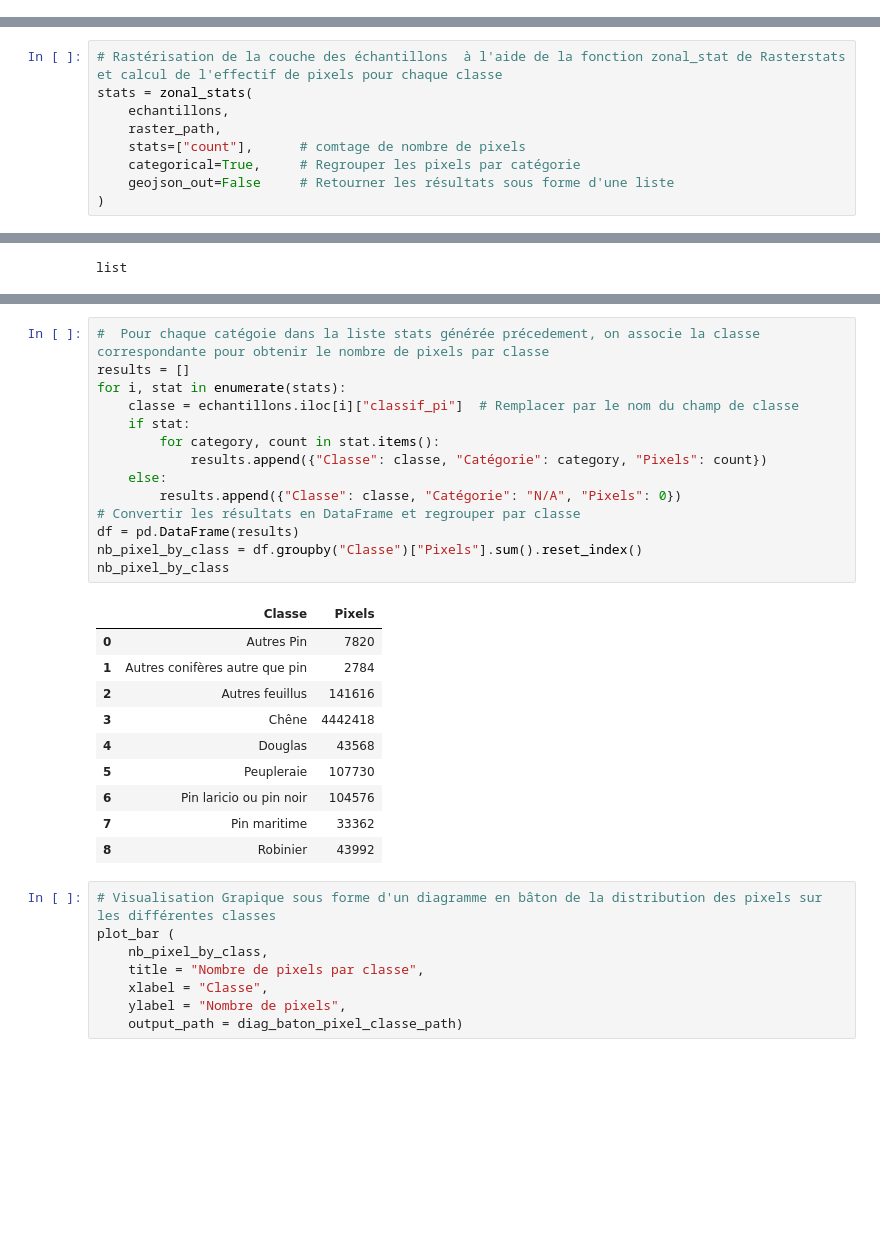
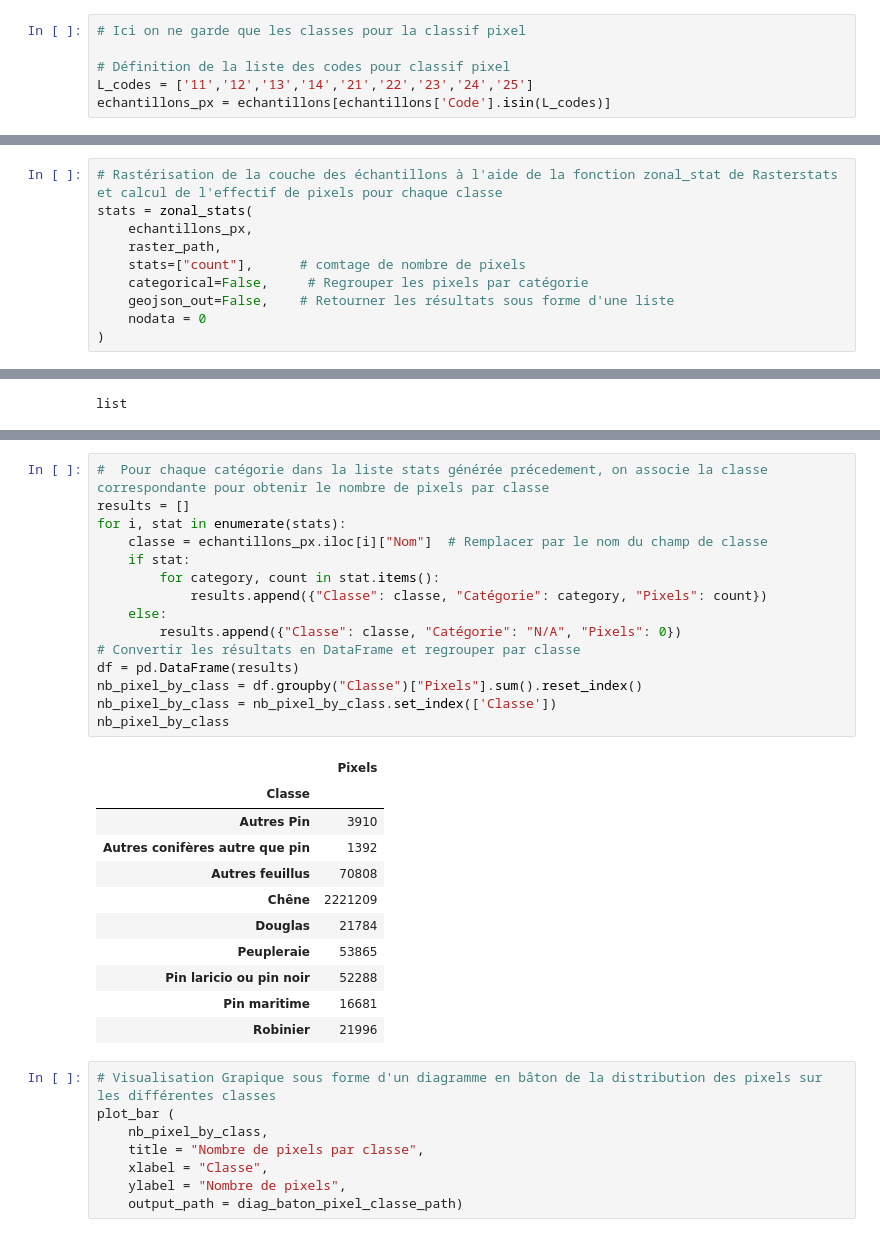
Before and after one commit to GabrielINRAe/Depot_Git, a Jupyter notebook: scripts/sample_analysis_nb_sample.ipynb, the cells around one changed output, grey strips where cells are left out. Saved outputs shown, nothing was run; the diff lists cells and outputs as text; blank space fills up the shorter version.

```diff
--- a/scripts/sample_analysis_nb_sample.ipynb
+++ b/scripts/sample_analysis_nb_sample.ipynb
@@ -37,3 +37,9 @@ echantillons.head()
+# %%
+# Ici on ne garde que les classes pour la classif pixel
+
+# Définition de la liste des codes pour classif pixel
+L_codes = ['11','12','13','14','21','22','23','24','25']
+echantillons_px = echantillons[echantillons['Code'].isin(L_codes)]
 # %%
 # Visualisation sous forme d'un diagramme en bâton du nombre des polygones par classe
 # Définition des un variable stockant le nom de colone classif polygone
@@ -69,13 +71,14 @@ plot_bar (
 # %% [output]
 <Figure size 1000x600 with 0 Axes>
 # %%
-# Rastérisation de la couche des échantillons  à l'aide de la fonction zonal_stat de Rasterstats et calcul de l'effectif de pixels pour chaque classe
+# Rastérisation de la couche des échantillons à l'aide de la fonction zonal_stat de Rasterstats et calcul de l'effectif de pixels pour chaque classe
 stats = zonal_stats(
-    echantillons,
+    echantillons_px,
     raster_path,
     stats=["count"],      # comtage de nombre de pixels
-    categorical=True,     # Regrouper les pixels par catégorie
-    geojson_out=False     # Retourner les résultats sous forme d'une liste
+    categorical=False,     # Regrouper les pixels par catégorie
+    geojson_out=False,    # Retourner les résultats sous forme d'une liste
+    nodata = 0
 )
 # %%
 type(stats)
@@ -84,28 +107,30 @@ list
 # %%
-#  Pour chaque catégoie dans la liste stats générée précedement, on associe la classe correspondante pour obtenir le nombre de pixels par classe
+#  Pour chaque catégorie dans la liste stats générée précedement, on associe la classe correspondante pour obtenir le nombre de pixels par classe
 results = []
 for i, stat in enumerate(stats):
-    classe = echantillons.iloc[i]["classif_pi"]  # Remplacer par le nom du champ de classe
+    classe = echantillons_px.iloc[i]["Nom"]  # Remplacer par le nom du champ de classe
     if stat:
         for category, count in stat.items():
             results.append({"Classe": classe, "Catégorie": category, "Pixels": count})
     else:
         results.append({"Classe": classe, "Catégorie": "N/A", "Pixels": 0})
 # Convertir les résultats en DataFrame et regrouper par classe
 df = pd.DataFrame(results)
 nb_pixel_by_class = df.groupby("Classe")["Pixels"].sum().reset_index()
+nb_pixel_by_class = nb_pixel_by_class.set_index(['Classe'])
 nb_pixel_by_class
 # %% [output]
-|  | Classe | Pixels |
-| 0 | Autres Pin | 7820 |
-| 1 | Autres conifères autre que pin | 2784 |
-| 2 | Autres feuillus | 141616 |
-| 3 | Chêne | 4442418 |
-| 4 | Douglas | 43568 |
-| 5 | Peupleraie | 107730 |
-| 6 | Pin laricio ou pin noir | 104576 |
-| 7 | Pin maritime | 33362 |
-| 8 | Robinier | 43992 |
+|  | Pixels |
+| Classe |  |
+| Autres Pin | 3910 |
+| Autres conifères autre que pin | 1392 |
+| Autres feuillus | 70808 |
+| Chêne | 2221209 |
+| Douglas | 21784 |
+| Peupleraie | 53865 |
+| Pin laricio ou pin noir | 52288 |
+| Pin maritime | 16681 |
+| Robinier | 21996 |
 # %%
 # Visualisation Grapique sous forme d'un diagramme en bâton de la distribution des pixels sur les différentes classes
 plot_bar (
```
Also changed, not shown: parts of 5 cells of this notebook, 4 other files.
